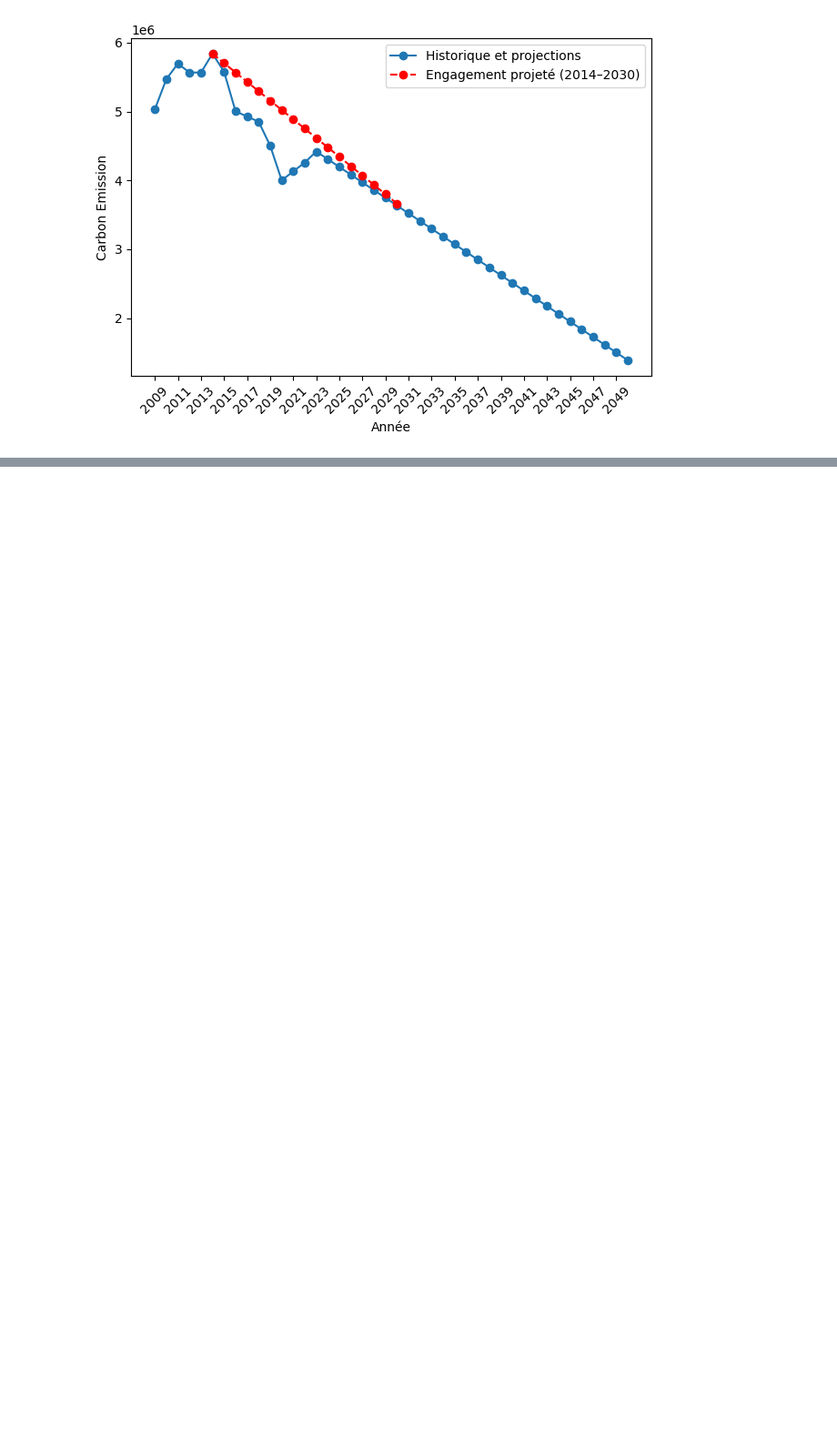
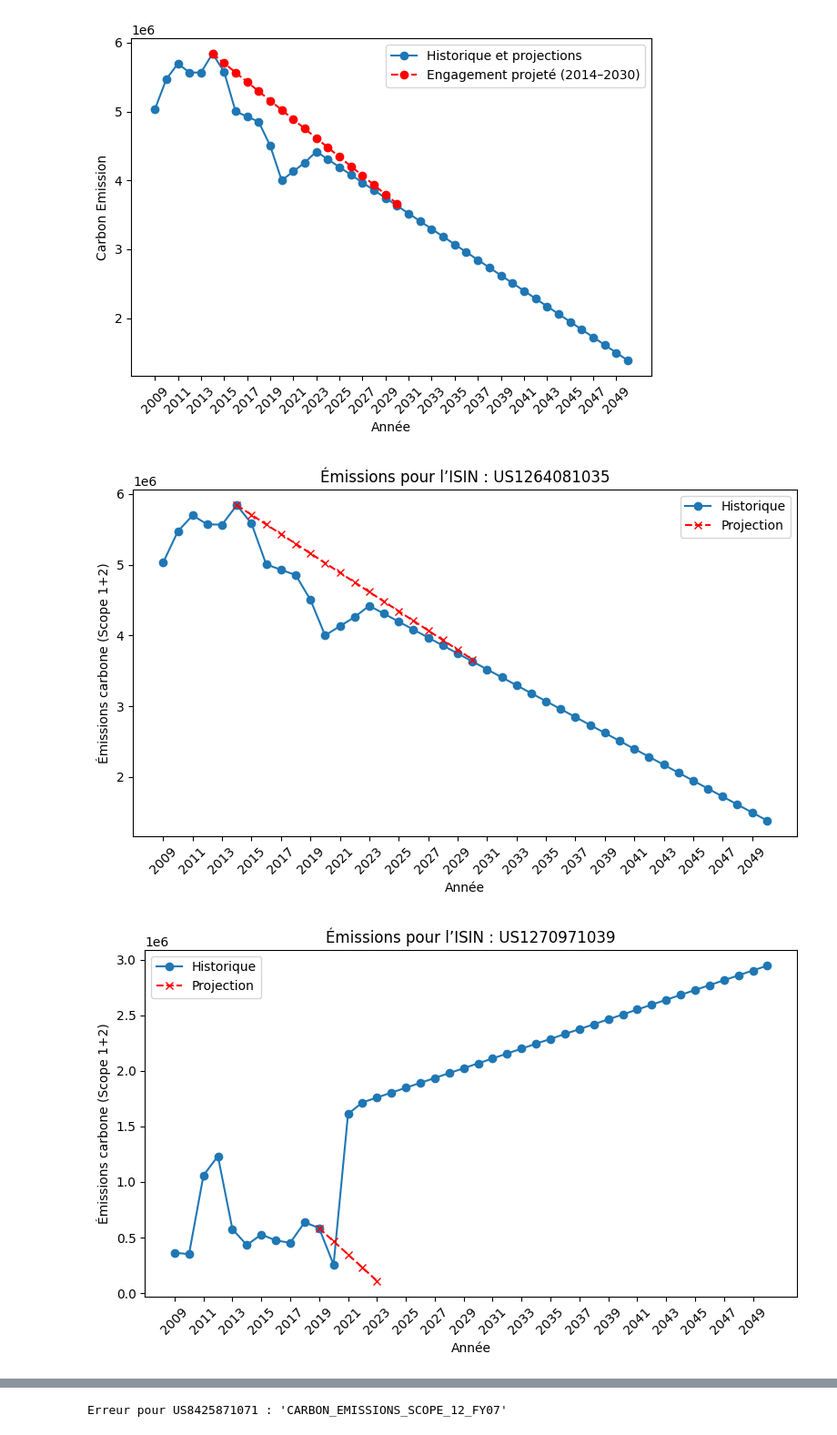
Before and after one commit to MoutetMaxime/net-zero-portfolio, a Jupyter notebook: code/notebooks/engagement_msci.ipynb, the cells around one changed output, grey strips where cells are left out. Shown at 91% size. Drawn from its saved outputs; the diff is of its cells as text; code cells hidden in the pictures; blank space fills up the shorter version.

Commit message:
emissions evitees

```diff
--- a/code/notebooks/engagement_msci.ipynb
+++ b/code/notebooks/engagement_msci.ipynb
@@ -366,3 +390,58 @@ plt.tight_layout()
 plt.show()
 # %% [output]
 [figure]
+# %%
+import matplotlib.pyplot as plt
+
+# Colonnes des émissions historiques
+emission_cols = [col for col in msci_vs_target.columns if "CARBON_EMISSIONS_SCOPE_12" in col]
+years_full = [int(col.split("FY")[-1]) + 2000 for col in emission_cols]
+
+# Liste des premiers ISINs
+issuer_list = msci_vs_target["ISSUER_ISIN"].dropna().unique()[:5]
+
+for isin in issuer_list:
+    issuer_data = msci_vs_target[msci_vs_target["ISSUER_ISIN"] == isin]
+
+    emissions_data = issuer_data[emission_cols].T
+    emissions_data.index = years_full
+
+    if emissions_data.notna().sum().values[0] == 0:
+        continue  # Pas de données historiques
+
+    plt.figure(figsize=(8, 5))
+
+    # Tracer les émissions historiques
+    plt.plot(
+        emissions_data.index,
+        emissions_data.values,
+        marker='o',
+        label="Historique"
+    )
+
+    # Tracer les projections
+    try:
+        years_proj, emissions_proj = project_engagement(isin)
+        if years_proj is not None:
+            plt.plot(
+                years_proj,
+                emissions_proj,
+                label="Projection",
+                color='red',
+                linestyle='--',
+                marker='x'
+            )
+    except Exception as e:
+        print(f"Erreur pour {isin} : {e}")
+        continue
+
+    plt.title(f"Émissions pour l’ISIN : {isin}")
+    plt.xlabel("Année")
+    plt.ylabel("Émissions carbone (Scope 1+2)")
+    plt.xticks(range(min(years_full), max(years_full) + 1, 2), rotation=45)
+    plt.legend()
+    plt.tight_layout()
+    plt.show()
+# %% [output]
+[figure, added]
+[figure, added]
@@ -368,0 +450 @@ plt.show()
+Erreur pour US8425871071 : 'CARBON_EMISSIONS_SCOPE_12_FY07'
```
Also changed, not shown: parts of 7 cells of this notebook.
